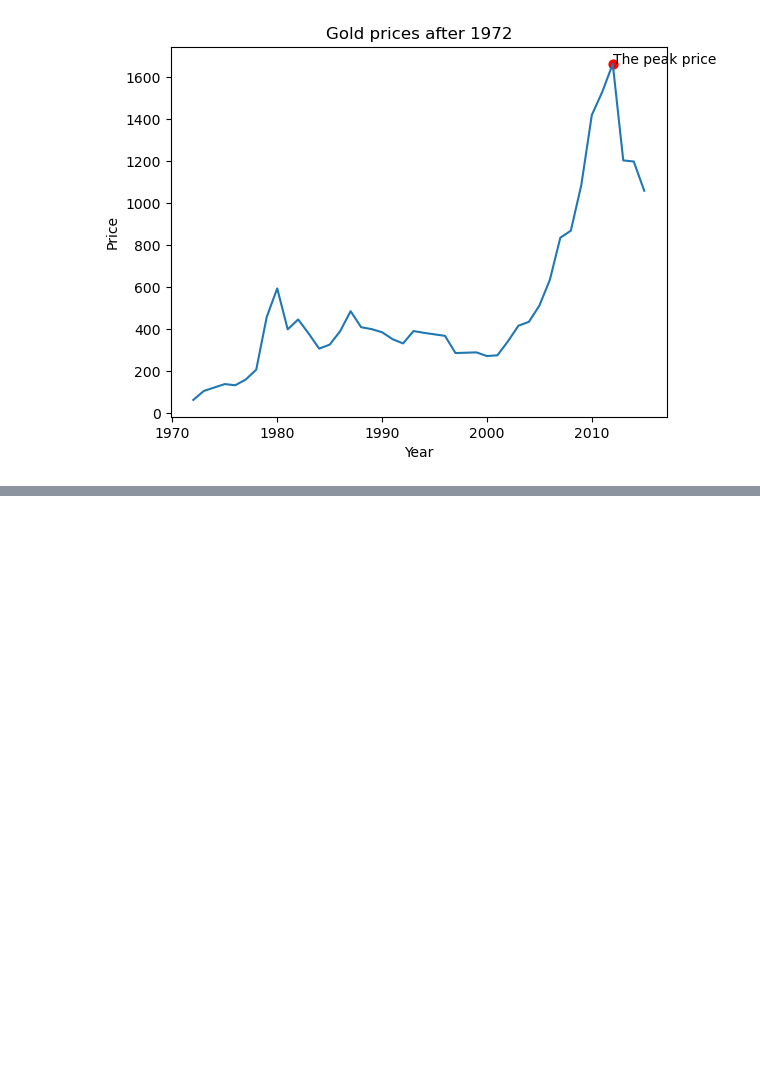
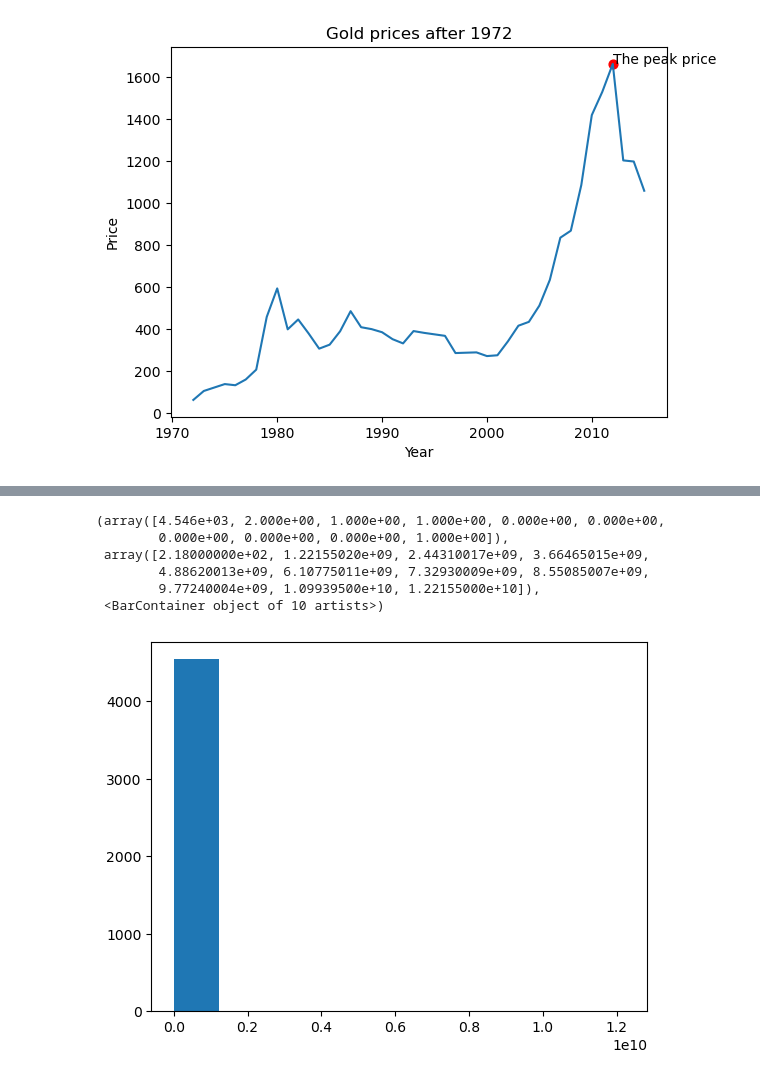
Before and after one commit to gkbichara/Programming-Tools, a Jupyter notebook: Lecture-16/notebook.ipynb, the cells around one changed output, grey strips where cells are left out. Cells and saved outputs as stored; diff of their text form; code cells hidden in the pictures; blank space fills up the shorter version.

```diff
--- a/Lecture-16/notebook.ipynb
+++ b/Lecture-16/notebook.ipynb
@@ -57,0 +60,5 @@ Text(2012, 1664.0, 'The peak price')
+# %%
+# read data from movies.csv
+
+df = pd.read_csv('movies.csv')
+df.head()
@@ -57,0 +73,11 @@ Text(2012, 1664.0, 'The peak price')
+# %%
+# create a histogram of the budget column
+plt.hist(df.budget)
+# %% [output]
+(array([4.546e+03, 2.000e+00, 1.000e+00, 1.000e+00, 0.000e+00, 0.000e+00,
+        0.000e+00, 0.000e+00, 0.000e+00, 1.000e+00]),
+ array([2.18000000e+02, 1.22155020e+09, 2.44310017e+09, 3.66465015e+09,
+        4.88620013e+09, 6.10775011e+09, 7.32930009e+09, 8.55085007e+09,
+        9.77240004e+09, 1.09939500e+10, 1.22155000e+10]),
+ <BarContainer object of 10 artists>)
+[figure, added]
```
Also changed, not shown: parts of 27 cells of this notebook.
